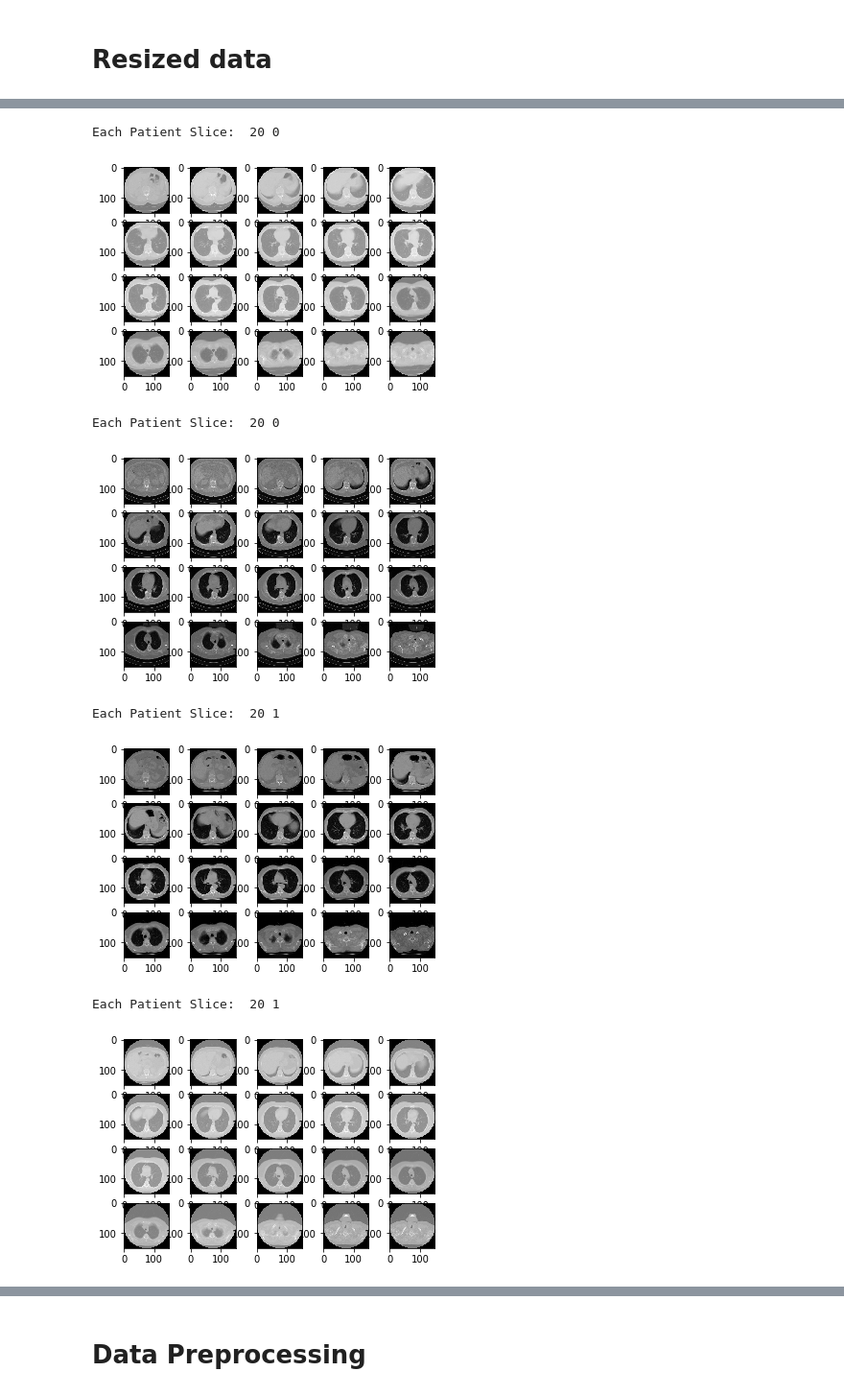
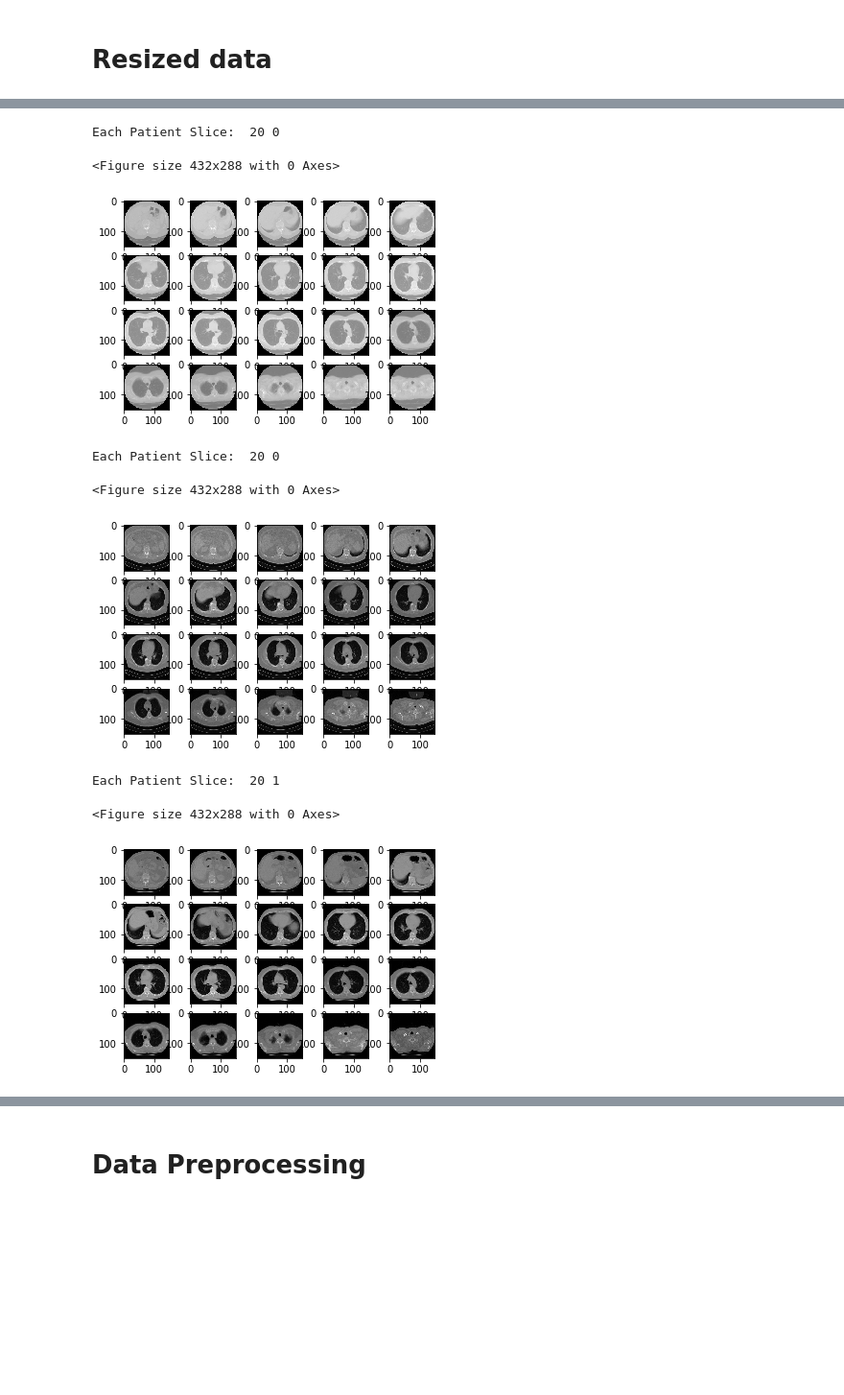
Before and after one commit to alizaib1217/Lungs-Disease-Detection-Using-Deep-Learning, a Jupyter notebook: Lungs Disease Detection.ipynb, the cells around one changed output, grey strips where cells are left out. Shown at 96% size. Saved outputs shown, nothing was run; the diff lists cells and outputs as text; code cells hidden in the pictures; blank space fills up the shorter version.

```diff
--- a/Lungs Disease Detection.ipynb
+++ b/Lungs Disease Detection.ipynb
@@ -58,4 +48,5 @@ NameError: name 'load_patient' is not defined
 # %%
-import seaborn as sns
-sns.countplot(data=patients_labels,palette="Reds_r", hue="cancer",x='cancer')
+sns_plot=sns.countplot(data=patients_labels,palette="Reds_r", hue="cancer",x='cancer')
+fig = sns_plot.get_figure()
+fig.savefig("2.png")
 # %% [output]
@@ -222,7 +212,7 @@ def chunks(l, n):
 def mean(l):
     return sum(l) / len(l)
 
-for patient in patients[:10]:
+for patient in patients[:5]:
     single_label=patients_labels.get_value(patient,"cancer")
     single_patient_dir=data_dir +'/'+ patient
     slices = [dicom.read_file(single_patient_dir + '/' + s) for s in os.listdir(single_patient_dir)]
@@ -263,5 +253,6 @@ for patient in patients[:10]:
         y=fig.add_subplot(4,5,num+1)
         y.imshow(each_slice,cmap='gray')
     plt.show()
+    plt.savefig("5.png")
 # %% [output]
 Each Patient Slice:  20 1
@@ -269,8 +260,9 @@ Each Patient Slice:  20 1
 Each Patient Slice:  20 0
+<Figure size 432x288 with 0 Axes>
-[figure, old version]
+[figure, new version]
-Each Patient Slice:  20 0
+Each Patient Slice:  20 0
+<Figure size 432x288 with 0 Axes>
-[figure, old version]
+[figure, new version]
-Each Patient Slice:  20 1
+Each Patient Slice:  20 1
+<Figure size 432x288 with 0 Axes>
-[figure, old version]
+[figure, new version]
-Each Patient Slice:  20 1
-[figure, removed]
```
Also changed, not shown: parts of 10 cells of this notebook, 2 other files.
